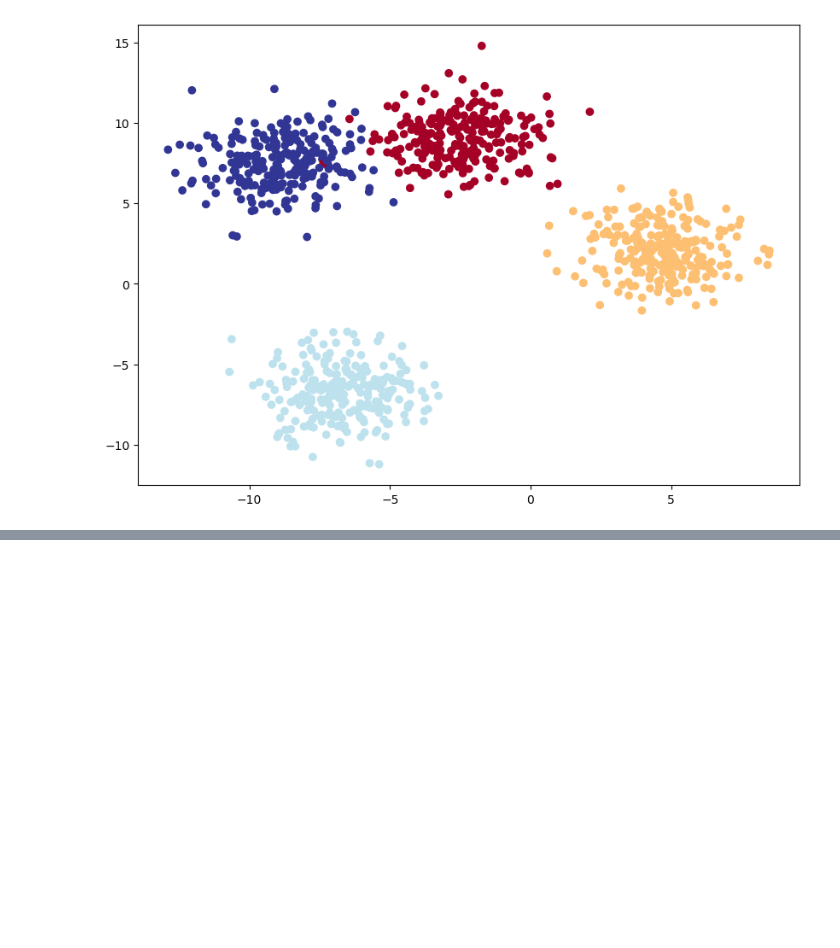
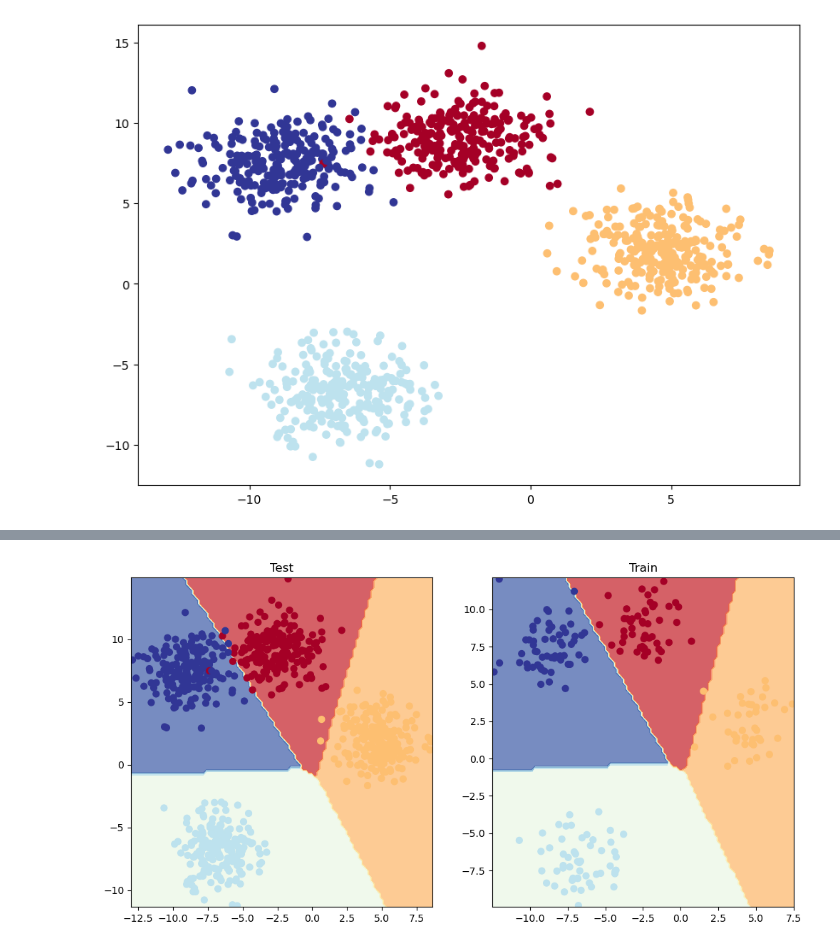
Before and after one commit to Asamse/pytorch_tutorial, a Jupyter notebook: 02_pytorch_classification_video.ipynb, the cells around one changed output, grey strips where cells are left out. Saved outputs shown, nothing was run; the diff lists cells and outputs as text; code cells hidden in the pictures; blank space fills up the shorter version.

```diff
--- a/02_pytorch_classification_video.ipynb
+++ b/02_pytorch_classification_video.ipynb
@@ -969,0 +1016,7 @@ plt.scatter(X_blob[:,0],X_blob[:,1],c=y_blob,cmap=plt.cm.RdYlBu)
+# %%
+# Create a Loss function for multiclass classification model
+loss_fn = nn.CrossEntropyLoss()
+
+# Optimizer
+optimizer = torch.optim.SGD(params=model_4.parameters(),
+                            lr=0.01)
@@ -969,0 +1029,6 @@ plt.scatter(X_blob[:,0],X_blob[:,1],c=y_blob,cmap=plt.cm.RdYlBu)
+# %%
+# Showing raw outputs of model
+model_4.eval()
+with torch.inference_mode():
+   y_logits = model_4(X_blob_test.to(device))
+y_logits[:10]
@@ -969,0 +1050,5 @@ plt.scatter(X_blob[:,0],X_blob[:,1],c=y_blob,cmap=plt.cm.RdYlBu)
+# %%
+# Convert model's logit outputs to prediction probabilities
+y_pred_probs = torch.softmax(y_logits, dim=1)
+print(y_logits[:10])
+print(y_pred_probs[:10])
@@ -969,0 +1076,4 @@ plt.scatter(X_blob[:,0],X_blob[:,1],c=y_blob,cmap=plt.cm.RdYlBu)
+# %%
+# Convert our model's prediction probabilities to prediction labels
+y_preds = torch.argmax(y_pred_probs, dim=1)
+y_preds
@@ -969,0 +1199,10 @@ plt.scatter(X_blob[:,0],X_blob[:,1],c=y_blob,cmap=plt.cm.RdYlBu)
+# %%
+plt.figure(figsize=(12,6))
+plt.subplot(1,2,1)
+plt.title("Test")
+plot_decision_boundary(model_4,X_blob_train, y_blob_train)
+plt.subplot(1, 2, 2)
+plt.title("Train")
+plot_decision_boundary(model_4, X_blob_test, y_blob_test)
+# %% [output]
+[figure, added]
```
Also changed, not shown: parts of 20 cells of this notebook.
